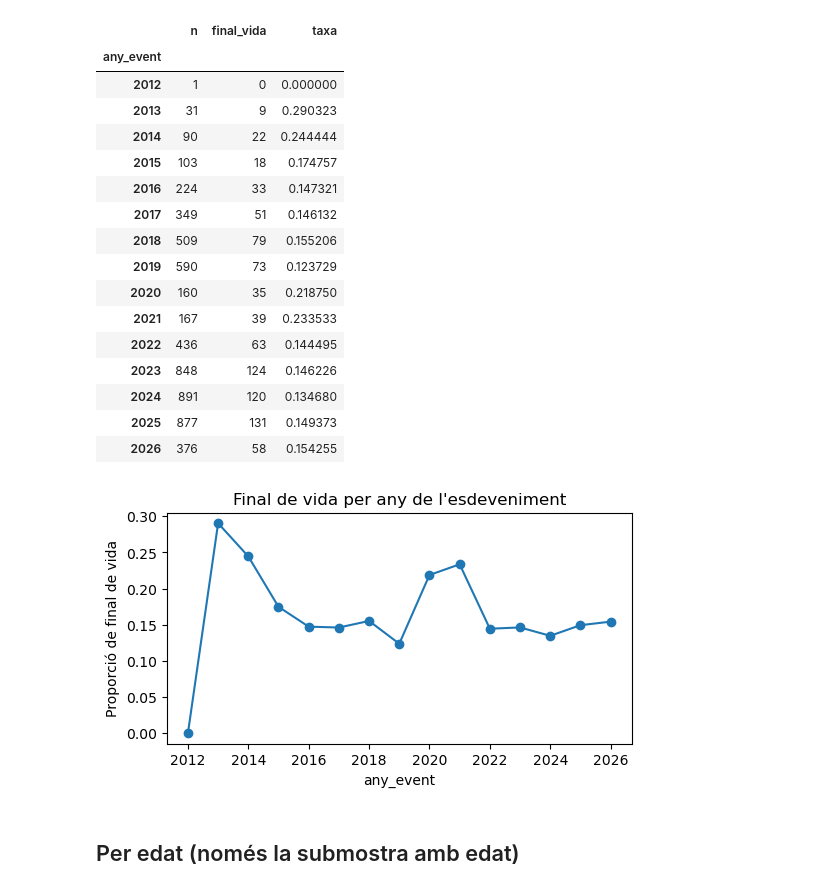
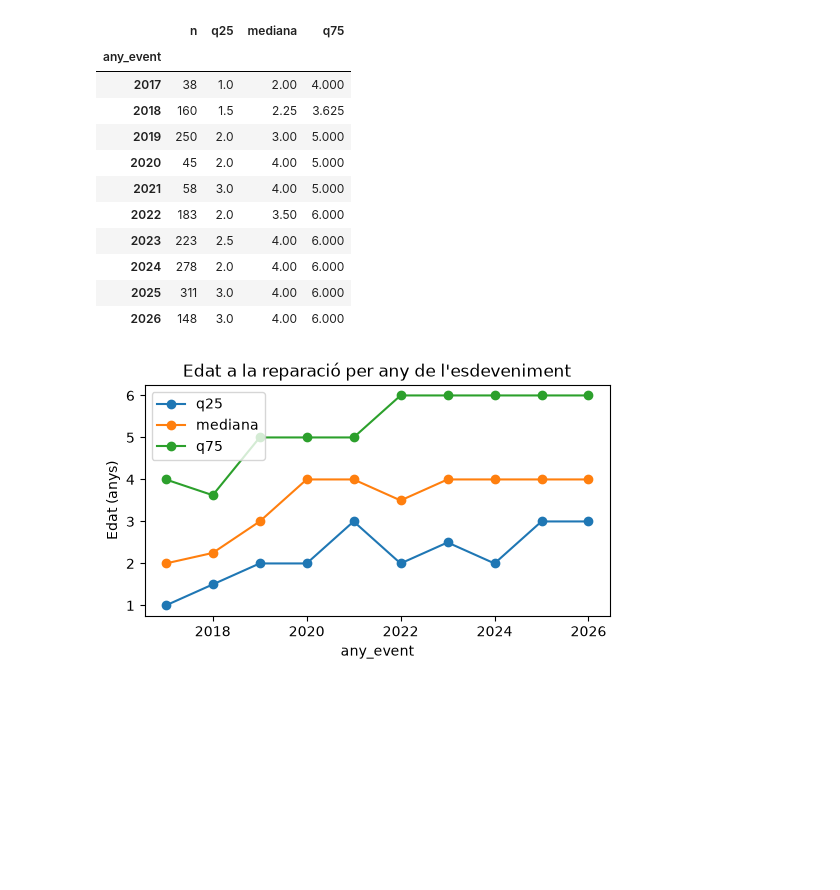
Before and after one commit to feal-ca/vincle-obsolescencia, a Jupyter notebook: posts/vida-material/_analisi/notebooks/02_exploracio_P1.ipynb, the cells around one changed output. Cells and saved outputs as stored; diff of their text form; code cells hidden in the pictures; blank space fills up the shorter version.

```diff
--- a/posts/vida-material/_analisi/notebooks/02_exploracio_P1.ipynb
+++ b/posts/vida-material/_analisi/notebooks/02_exploracio_P1.ipynb
@@ -15,5 +15,7 @@ pd.set_option("display.max_rows", 40)
 
 mobils = pd.read_csv(comu.PROCESSADES / "mobils.csv")
 mobifix = comu.carrega_mobifix()
-print(f"Proporció de final de vida: {mobils['final_vida'].mean():.1%} de {len(mobils):,}")
+amb_edat = mobils.dropna(subset=["edat_neta"])
+print(f"Registres amb edat: {len(amb_edat):,} de {len(mobils):,}")
+amb_edat["edat_neta"].describe()
 # %% [output]
@@ -36,4 +31,0 @@ Si les taxes són molt diferents, el proveïdor és una variable de control impr
-# %%
-t = taxa(mobils, "data_provider")
-display(t)
-barres(t, "Final de vida per proveïdor")
@@ -50,0 +46,17 @@ barres(t, "Final de vida per proveïdor")
+# %%
+def quartils(df, columna, minim=30):
+    """Mediana i quartils de l'edat per categoria, amb el nombre de casos."""
+    g = df.groupby(columna)["edat_neta"]
+    t = pd.DataFrame({"n": g.size(), "q25": g.quantile(0.25),
+                      "mediana": g.median(), "q75": g.quantile(0.75)})
+    return t[t["n"] >= minim].sort_values("mediana")
+
+def caixes(df, columna, titol, minim=30):
+    t = quartils(df, columna, minim)
+    dades = [df.loc[df[columna] == c, "edat_neta"] for c in t.index]
+    fig, ax = plt.subplots(figsize=(6, 0.35 * len(t) + 1))
+    ax.boxplot(dades, orientation="horizontal", tick_labels=[str(c) for c in t.index])
+    ax.set_xlabel("Edat a la reparació (anys)")
+    ax.set_title(titol)
+    plt.show()
+    return t
@@ -90,28 +105,21 @@ barres(t, "Final de vida per marca")
 # %%
-t = taxa(mobils, "any_event", minim=1).sort_index()
+t = quartils(amb_edat, "any_event", minim=1).sort_index()
 display(t)
-ax = t["taxa"].plot(marker="o", figsize=(6, 3))
-ax.set_ylabel("Proporció de final de vida")
-ax.set_title("Final de vida per any de l'esdeveniment")
+ax = t[["q25", "mediana", "q75"]].plot(marker="o", figsize=(6, 3))
+ax.set_ylabel("Edat (anys)")
+ax.set_title("Edat a la reparació per any de l'esdeveniment")
 plt.show()
 # %% [output]
-|  | n | final_vida | taxa |
-| any_event |  |  |  |
-| 2012 | 1 | 0 | 0.000000 |
-| 2013 | 31 | 9 | 0.290323 |
-| 2014 | 90 | 22 | 0.244444 |
-| 2015 | 103 | 18 | 0.174757 |
-| 2016 | 224 | 33 | 0.147321 |
-| 2017 | 349 | 51 | 0.146132 |
-| 2018 | 509 | 79 | 0.155206 |
-| 2019 | 590 | 73 | 0.123729 |
-| 2020 | 160 | 35 | 0.218750 |
-| 2021 | 167 | 39 | 0.233533 |
-| 2022 | 436 | 63 | 0.144495 |
-| 2023 | 848 | 124 | 0.146226 |
-| 2024 | 891 | 120 | 0.134680 |
-| 2025 | 877 | 131 | 0.149373 |
-| 2026 | 376 | 58 | 0.154255 |
+|  | n | q25 | mediana | q75 |
+| any_event |  |  |  |  |
+| 2017 | 38 | 1.0 | 2.00 | 4.000 |
+| 2018 | 160 | 1.5 | 2.25 | 3.625 |
+| 2019 | 250 | 2.0 | 3.00 | 5.000 |
+| 2020 | 45 | 2.0 | 4.00 | 5.000 |
+| 2021 | 58 | 3.0 | 4.00 | 5.000 |
+| 2022 | 183 | 2.0 | 3.50 | 6.000 |
+| 2023 | 223 | 2.5 | 4.00 | 6.000 |
+| 2024 | 278 | 2.0 | 4.00 | 6.000 |
+| 2025 | 311 | 3.0 | 4.00 | 6.000 |
+| 2026 | 148 | 3.0 | 4.00 | 6.000 |
-[figure, old version]
+[figure, new version]
-# %% [markdown]
-## Per edat (només la submostra amb edat)
```
Also changed, not shown: parts of 25 cells of this notebook, 9 other files.
